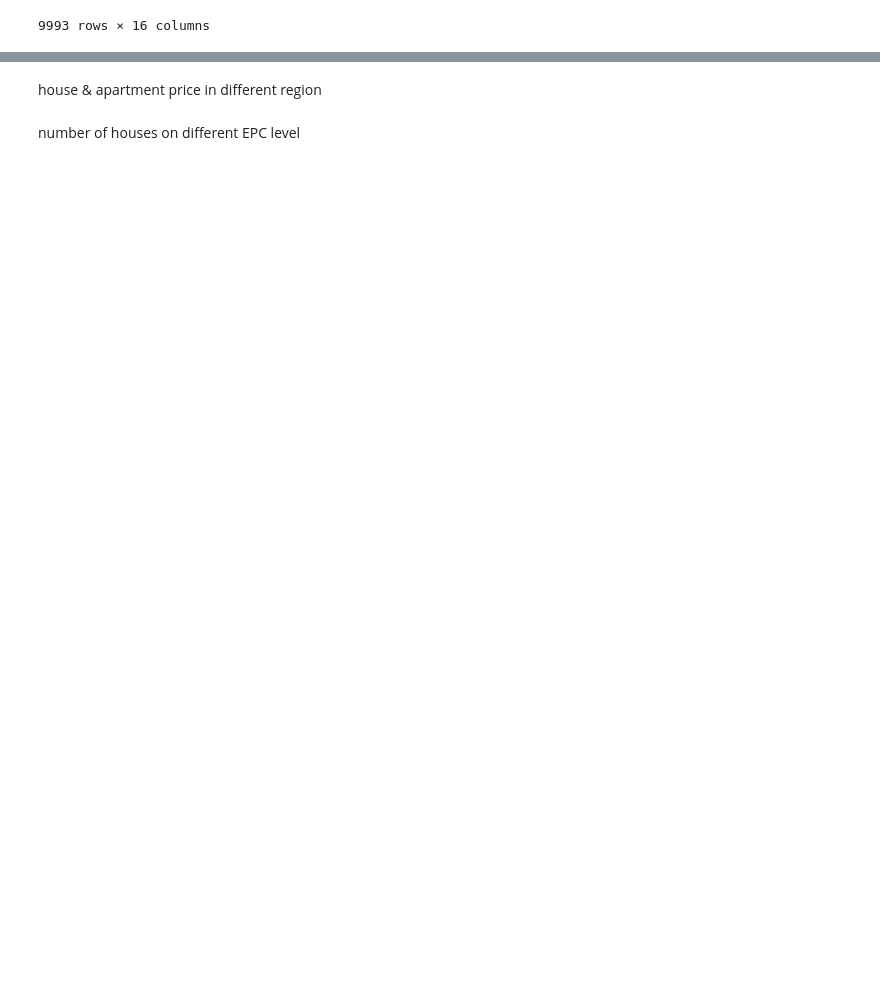
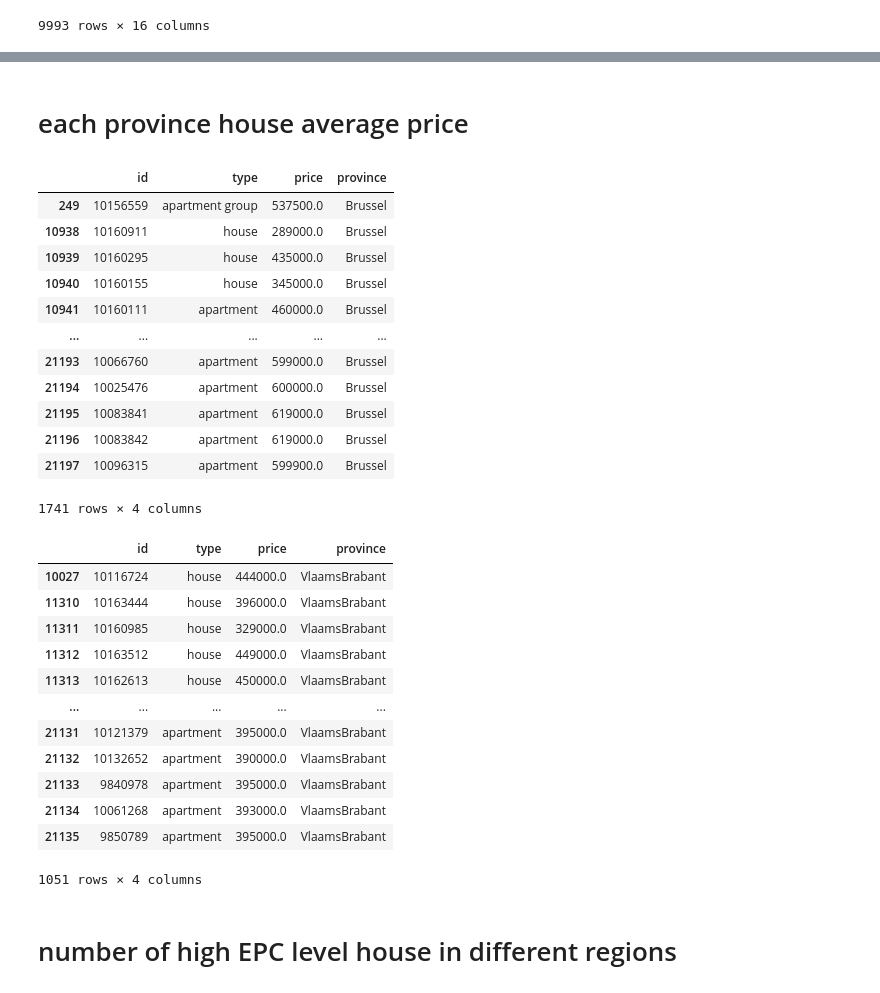
Before and after one commit to duckduckyaya/real-estate-price-prediction, a Jupyter notebook: data-acquisition/cleaning-data.ipynb, the cells around one changed output, grey strips where cells are left out. Drawn from its saved outputs; the diff is of its cells as text; code cells hidden in the pictures; blank space fills up the shorter version.

```diff
--- a/data-acquisition/cleaning-data.ipynb
+++ b/data-acquisition/cleaning-data.ipynb
@@ -165,4 +149,59 @@ add average_price column in the dataset_5
-# %% [markdown]
-house & apartment price in different region
-# %% [markdown]
-number of houses on different EPC level
+# %% [markdown]
+# each province house average price
+# %%
+# select each province value to get
+brussel_values = dataset_7[dataset_7['province'] == 'Brussel']
+brussel_values = brussel_values.astype({'price': 'float'})
+display(brussel_values)
+
+vlaams_brabant_values = dataset_7[dataset_7['province'] == 'VlaamsBrabant']
+vlaams_brabant_values = vlaams_brabant_values.astype({'price': 'float'})
+display(vlaams_brabant_values)
+
+# Namen_values = dataset_7[dataset_7['province'] == 'Namen']
+# display(Namen_values)
+# east_vla_values = dataset_7[dataset_7['province'] == 'Oost-Vlaanderen']
+# display(east_vla_values)
+# antwep_values = dataset_7[dataset_7['province'] == 'Antwerpen']
+# display(antwep_values)
+# limburg_values = dataset_7[dataset_7['province'] == 'Limburg']
+# display(limburg_values)
+# waals_brabant = dataset_7[dataset_7['province'] == 'WaalsBrabant']
+# display(waals_brabant)
+# west_vla_values = dataset_7[dataset_7['province'] == 'West-Vlaanderen']
+# display(west_vla_values)
+# luik_values = dataset_7[dataset_7['province'] == 'Luik']
+# display(luik_values)
+# Henegouwen_values = dataset_7[dataset_7['province'] == 'Henegouwen']
+# display(Henegouwen_values)
+# luxemburg_values = dataset_7[dataset_7['province'] == 'Luxemburg']
+# display(luxemburg_values)
+# %% [output]
+|  | id | type | price | province |
+| 249 | 10156559 | apartment group | 537500.0 | Brussel |
+| 10938 | 10160911 | house | 289000.0 | Brussel |
+| 10939 | 10160295 | house | 435000.0 | Brussel |
+| 10940 | 10160155 | house | 345000.0 | Brussel |
+| 10941 | 10160111 | apartment | 460000.0 | Brussel |
+| ... | ... | ... | ... | ... |
+| 21193 | 10066760 | apartment | 599000.0 | Brussel |
+| 21194 | 10025476 | apartment | 600000.0 | Brussel |
+| 21195 | 10083841 | apartment | 619000.0 | Brussel |
+| 21196 | 10083842 | apartment | 619000.0 | Brussel |
+| 21197 | 10096315 | apartment | 599900.0 | Brussel |
+1741 rows × 4 columns
+|  | id | type | price | province |
+| 10027 | 10116724 | house | 444000.0 | VlaamsBrabant |
+| 11310 | 10163444 | house | 396000.0 | VlaamsBrabant |
+| 11311 | 10160985 | house | 329000.0 | VlaamsBrabant |
+| 11312 | 10163512 | house | 449000.0 | VlaamsBrabant |
+| 11313 | 10162613 | house | 450000.0 | VlaamsBrabant |
+| ... | ... | ... | ... | ... |
+| 21131 | 10121379 | apartment | 395000.0 | VlaamsBrabant |
+| 21132 | 10132652 | apartment | 390000.0 | VlaamsBrabant |
+| 21133 | 9840978 | apartment | 395000.0 | VlaamsBrabant |
+| 21134 | 10061268 | apartment | 393000.0 | VlaamsBrabant |
+| 21135 | 9850789 | apartment | 395000.0 | VlaamsBrabant |
+1051 rows × 4 columns
+# %% [markdown]
+# number of high EPC level house in different regions
```
Also changed, not shown: parts of 4 cells of this notebook.
